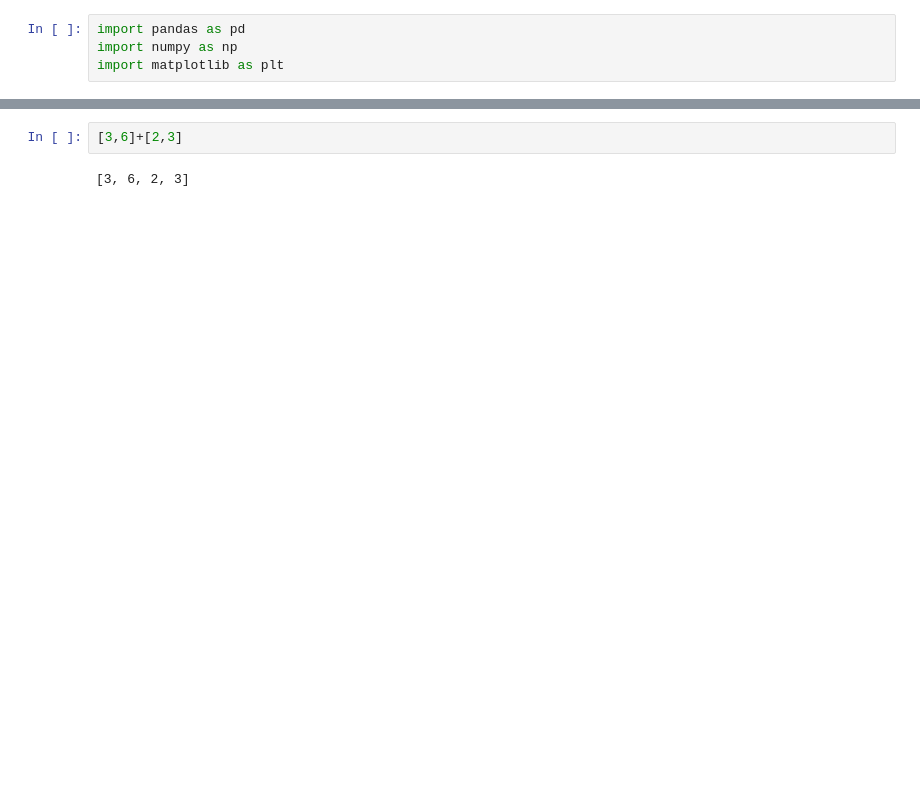
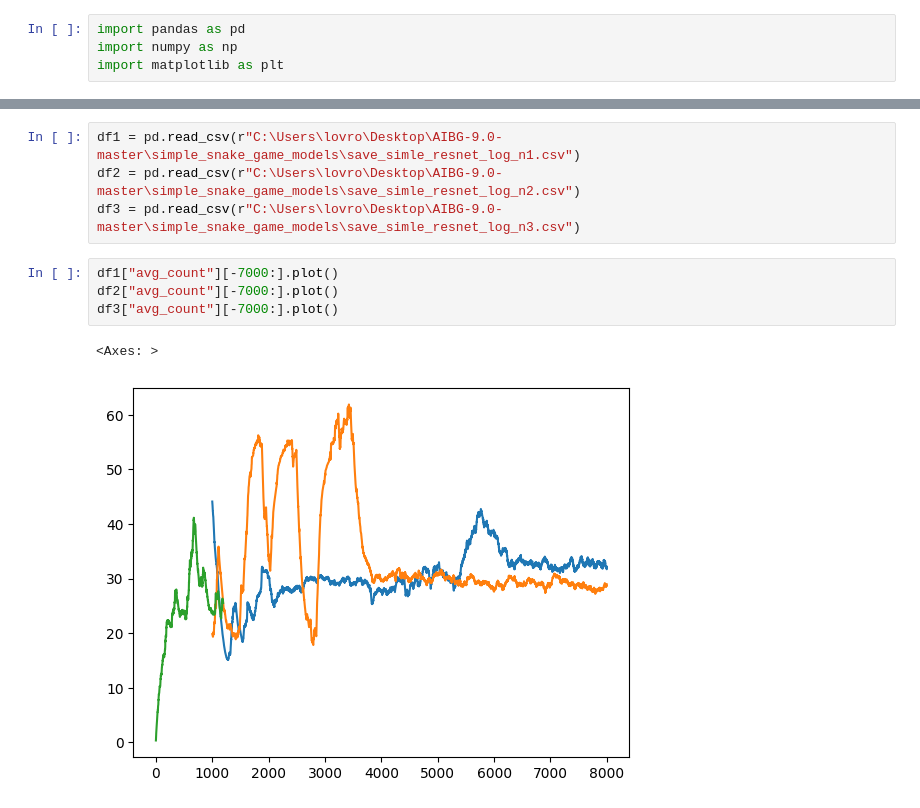
Before and after one commit to Lvlad0022/Diplomski, a Jupyter notebook: Untitled-1.ipynb, the cells around one changed output, grey strips where cells are left out. Saved outputs shown, nothing was run; the diff lists cells and outputs as text; blank space fills up the shorter version.

```diff
--- a/Untitled-1.ipynb
+++ b/Untitled-1.ipynb
@@ -21,4 +25,11 @@ df["sum_reward"].plot()
+# %%
+df1 = pd.read_csv(r"C:\Users\lovro\Desktop\AIBG-9.0-master\simple_snake_game_models\save_simle_resnet_log_n1.csv")
+df2 = pd.read_csv(r"C:\Users\lovro\Desktop\AIBG-9.0-master\simple_snake_game_models\save_simle_resnet_log_n2.csv")
+df3 = pd.read_csv(r"C:\Users\lovro\Desktop\AIBG-9.0-master\simple_snake_game_models\save_simle_resnet_log_n3.csv")
 # %%
-[3,6]+[2,3]
+df1["avg_count"][-7000:].plot()
+df2["avg_count"][-7000:].plot()
+df3["avg_count"][-7000:].plot()
 # %% [output]
-[3, 6, 2, 3]
+<Axes: >
+[figure, added]
```
Also changed, not shown: parts of 3 cells of this notebook, 38 other files.
